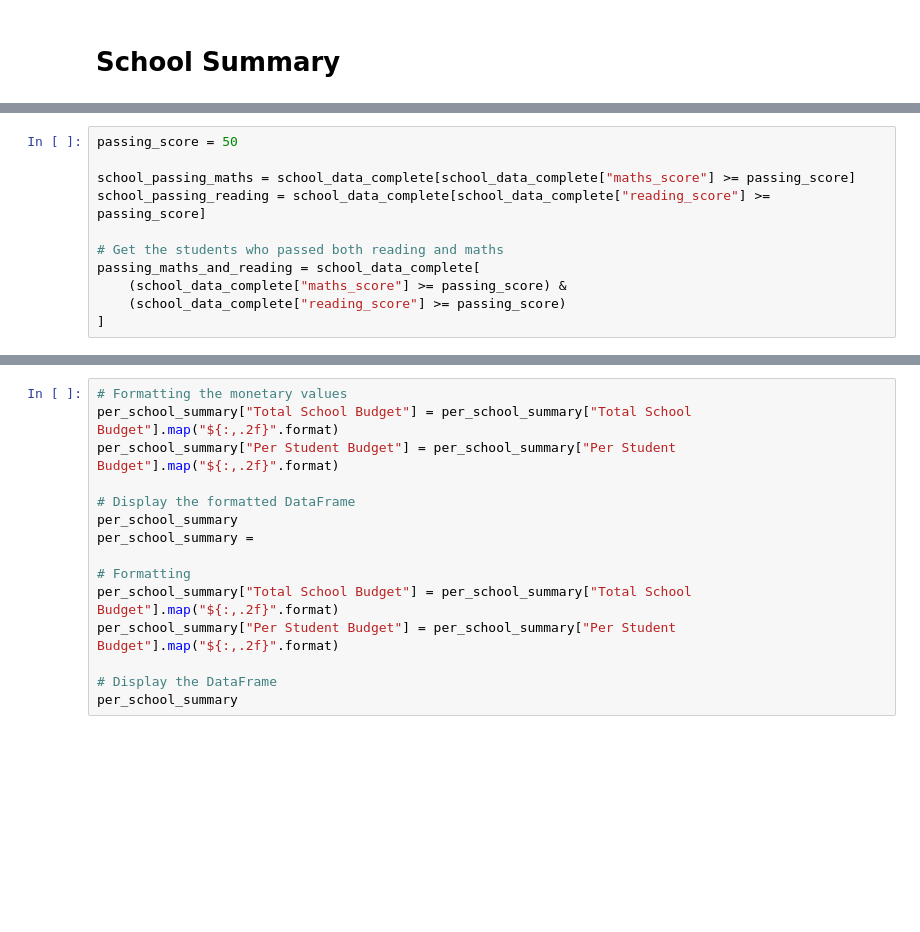
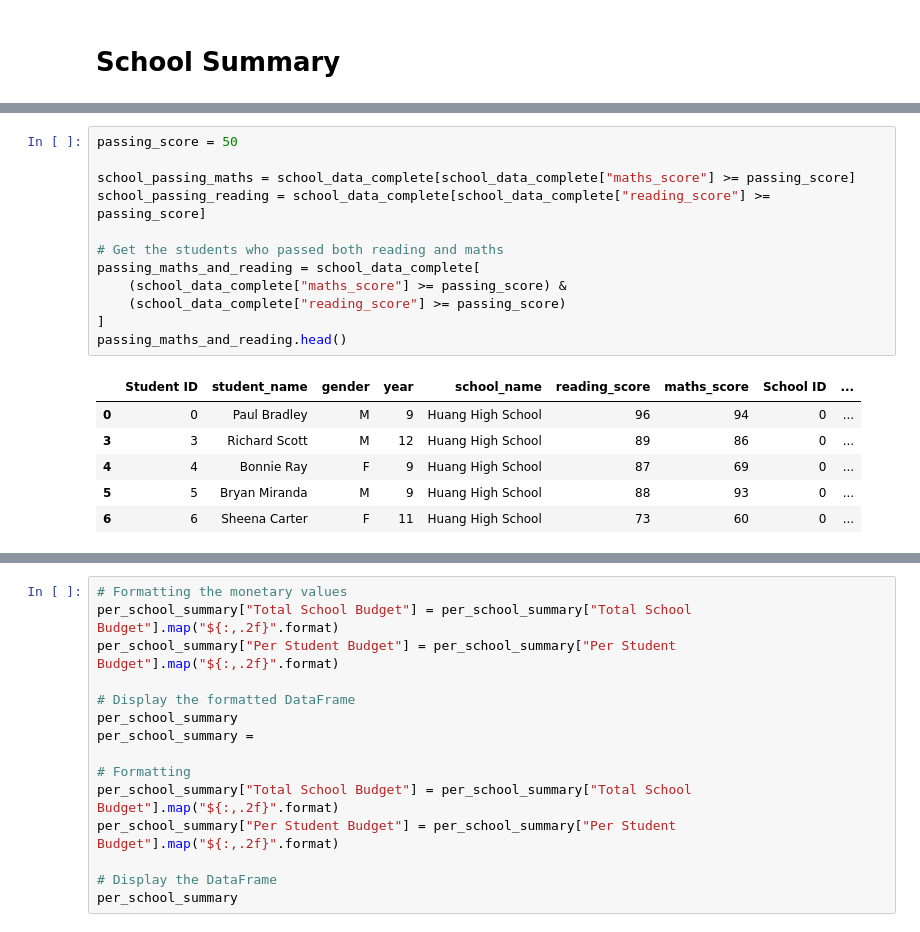
Before and after one commit to AMRITKAUR89/pandas-challenge, a Jupyter notebook: main.ipynb, the cells around one changed output, grey strips where cells are left out. Drawn from its saved outputs; the diff is of its cells as text; blank space fills up the shorter version.

```diff
--- a/main.ipynb
+++ b/main.ipynb
@@ -131,14 +150,22 @@ SyntaxError: incomplete input (2301162452.py, line 22)
 # %%
 passing_score = 50
 
 school_passing_maths = school_data_complete[school_data_complete["maths_score"] >= passing_score]
 school_passing_reading = school_data_complete[school_data_complete["reading_score"] >= passing_score]
 
 # Get the students who passed both reading and maths
 passing_maths_and_reading = school_data_complete[
     (school_data_complete["maths_score"] >= passing_score) &
     (school_data_complete["reading_score"] >= passing_score)
 ]
+passing_maths_and_reading.head()
+# %% [output]
+|  | Student ID | student_name | gender | year | school_name | reading_score | maths_score | School ID | ... |
+| 0 | 0 | Paul Bradley | M | 9 | Huang High School | 96 | 94 | 0 | ... |
+| 3 | 3 | Richard Scott | M | 12 | Huang High School | 89 | 86 | 0 | ... |
+| 4 | 4 | Bonnie Ray | F | 9 | Huang High School | 87 | 69 | 0 | ... |
+| 5 | 5 | Bryan Miranda | M | 9 | Huang High School | 88 | 93 | 0 | ... |
+| 6 | 6 | Sheena Carter | F | 11 | Huang High School | 73 | 60 | 0 | ... |
 # %%
 # Convert to DataFrame
 per_school_summary = pd.DataFrame({
```
Also changed, not shown: parts of 4 cells of this notebook.
